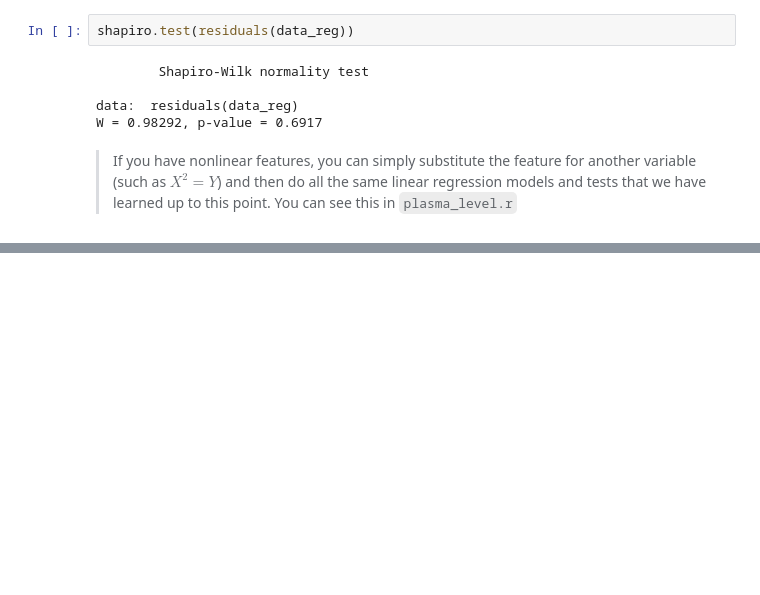
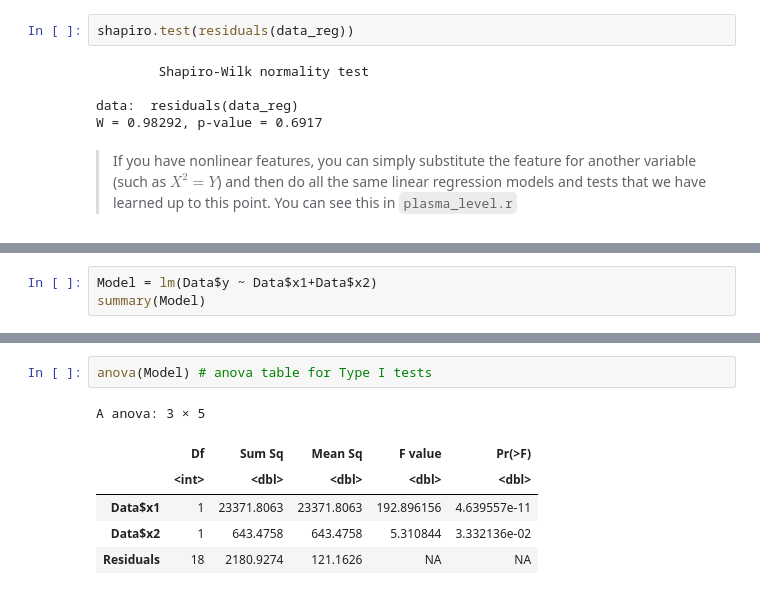
Before and after one commit to TrevorBushnell/STEM-Notes, a Jupyter notebook: MATH425 Applied Statistical Models/D - Inferences in Regression Analysis.ipynb, the cells around one changed output, grey strips where cells are left out. Saved outputs shown, nothing was run; the diff lists cells and outputs as text; blank space fills up the shorter version.

```diff
--- a/MATH425 Applied Statistical Models/D - Inferences in Regression Analysis.ipynb
+++ b/MATH425 Applied Statistical Models/D - Inferences in Regression Analysis.ipynb
@@ -213,0 +259,3 @@ W = 0.98292, p-value = 0.6917
+# %%
+Model = lm(Data$y ~ Data$x1+Data$x2)
+summary(Model)
@@ -213,0 +292,9 @@ W = 0.98292, p-value = 0.6917
+# %%
+anova(Model) # anova table for Type I tests
+# %% [output]
+A anova: 3 × 5
+|  | Df | Sum Sq | Mean Sq | F value | Pr(>F) |
+|  | <int> | <dbl> | <dbl> | <dbl> | <dbl> |
+| Data$x1 | 1 | 23371.8063 | 23371.8063 | 192.896156 | 4.639557e-11 |
+| Data$x2 | 1 | 643.4758 | 643.4758 | 5.310844 | 3.332136e-02 |
+| Residuals | 18 | 2180.9274 | 121.1626 | NA | NA |
```
Also changed, not shown: parts of 9 cells of this notebook.
